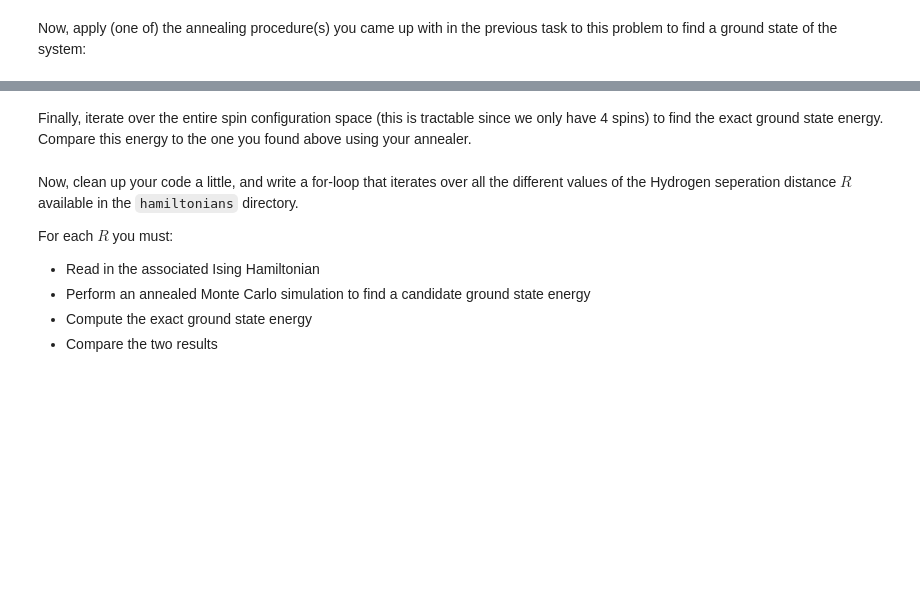
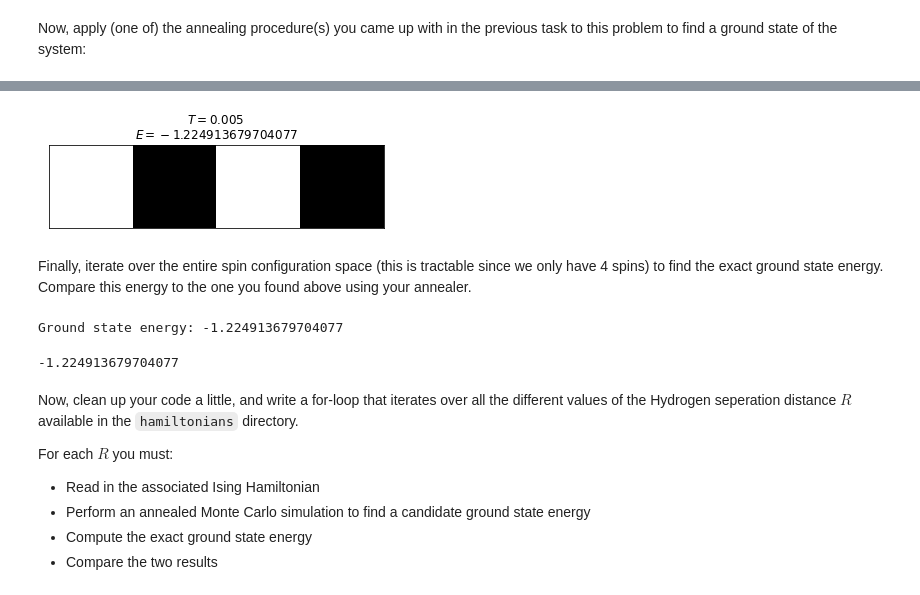
Before and after one commit to MelkoCollective/CDL_2020, a Jupyter notebook: Project_4_Ising_Annealer/Task_3.ipynb, the cells around one changed output, grey strips where cells are left out. Cells and saved outputs as stored; diff of their text form; code cells hidden in the pictures; blank space fills up the shorter version.

```diff
--- a/Project_4_Ising_Annealer/Task_3.ipynb
+++ b/Project_4_Ising_Annealer/Task_3.ipynb
@@ -212,0 +122,25 @@ Now, apply (one of) the annealing procedure(s) you came up with in the previous
+# %%
+# logarithmic cooling
+# https://ieeexplore.ieee.org/document/4767596
+# t = np.arange(1, 500)
+# c = 500
+# T = c / (np.log2(t + 1))
+
+def exp_schedule(N: int = 500, T_i: float = 100, T_f = 0.005):
+    t = np.arange(N+1)
+    T = T_i * ((T_f/T_i) ** (t/N))
+    return T
+
+# Hoffman and Salomon
+# https://iopscience.iop.org/article/10.1088/0305-4470/23/15/023/pdf
+# t = np.arange(2, 1000000, 2000)
+# T = (4.52 - 1) / np.log(t)
+# print(T)
+
+
+terms = [E0, h, J, K, L]
+hydrogen = GeneralizedIsingModel(terms)
+T = exp_schedule()
+animator = IsingAnimator(hydrogen)
+animator.run_animation(T)
+# %% [output]
@@ -212,0 +148 @@ Now, apply (one of) the annealing procedure(s) you came up with in the previous
+[figure, added]
@@ -217,3 +157,23 @@ Finally, iterate over the entire spin configuration space (this is tractable sin
+# %%
+terms = [E0, h, J, K, L]
+hydrogen = GeneralizedIsingModel(terms)
+
+def loop_over_spins(hydrogen):
+    gs_energy = np.inf
+    configs = it.product((-1, 1), repeat=4)
+
+    for spins in configs:
+        hydrogen.spins =  list(spins)
+        current_energy = hydrogen.energy()
+        if current_energy < gs_energy:
+            gs_energy = current_energy
+    print('Ground state energy: {}'.format(gs_energy))
+    return gs_energy
+
+loop_over_spins(hydrogen)
+# %% [output]
+Ground state energy: -1.224913679704077
+-1.224913679704077
 # %% [markdown]
 Now, clean up your code a little, and write a for-loop that iterates over all the different values of the Hydrogen seperation distance $R$ available in the `hamiltonians` directory.
 
```
Also changed, not shown: parts of 12 cells of this notebook.
